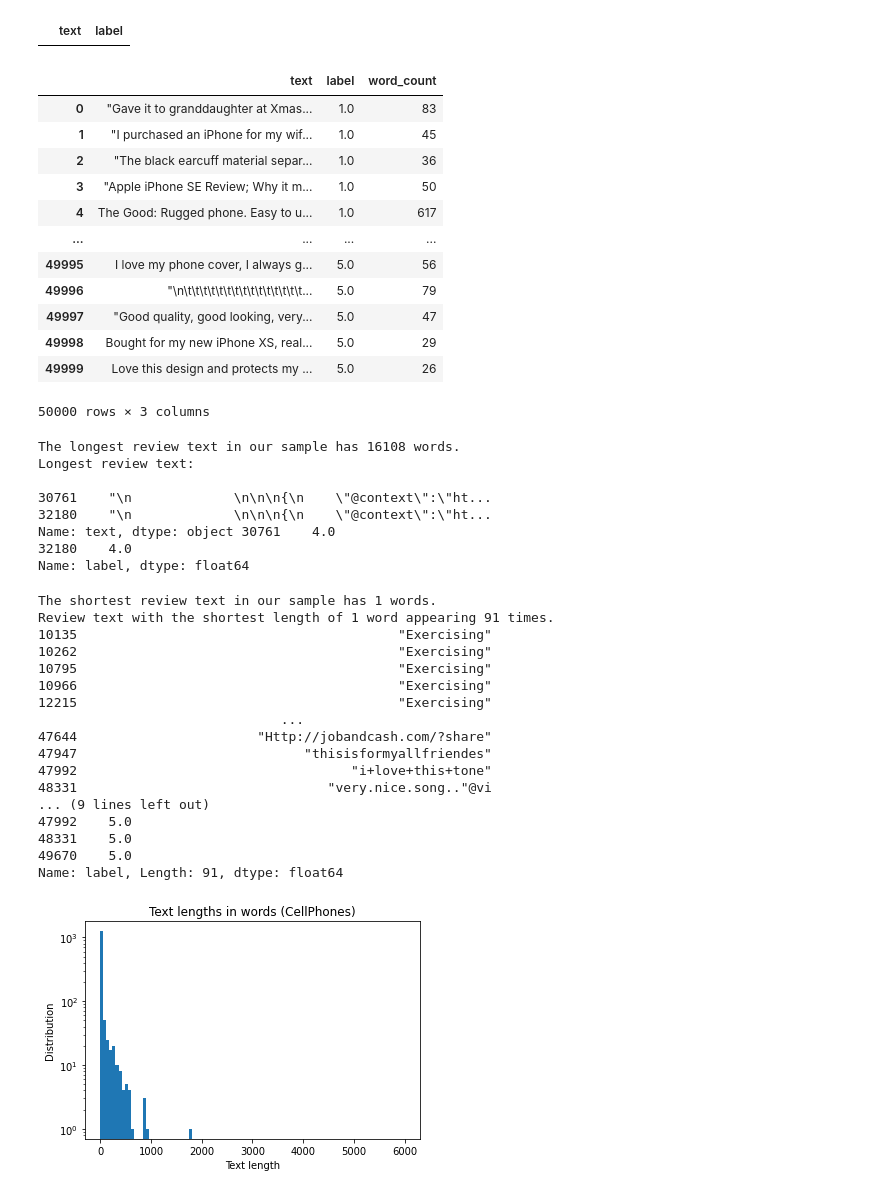
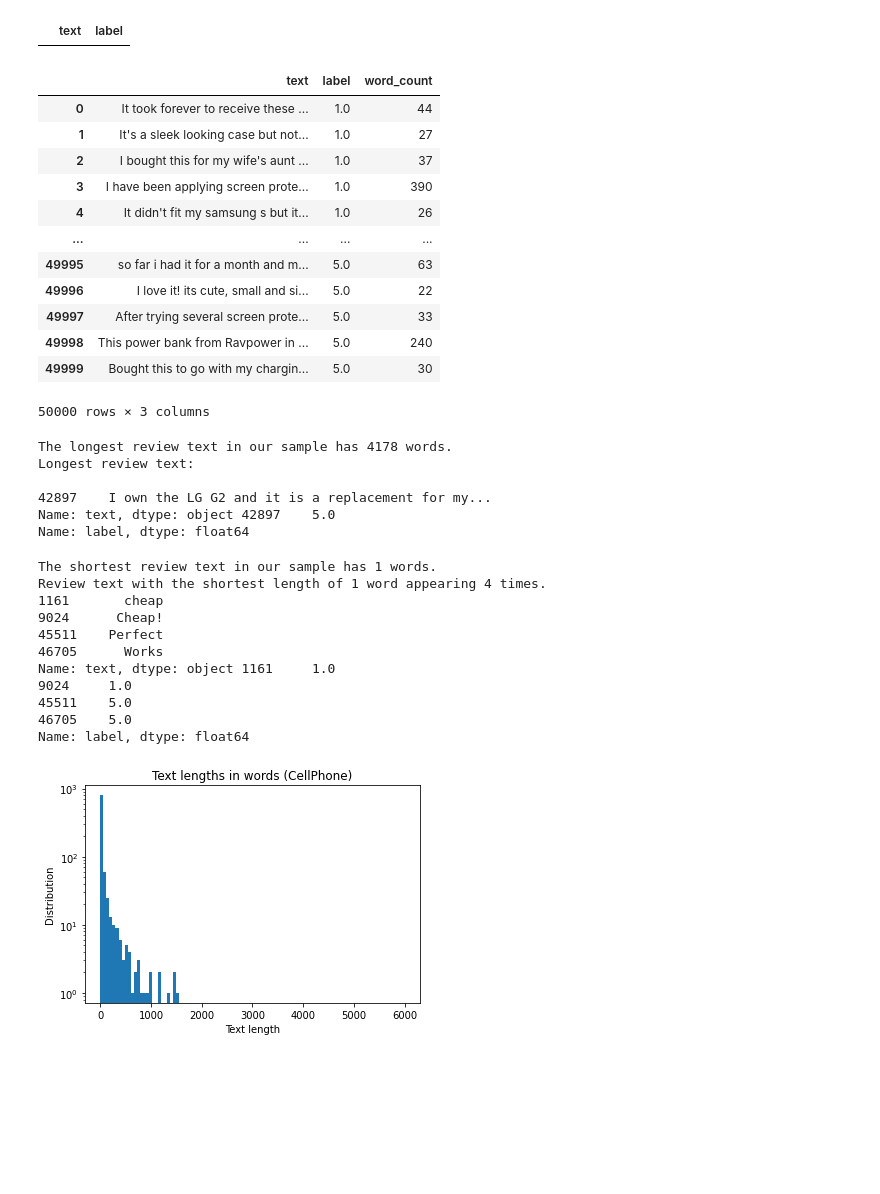
Before and after one commit to PhuongAnhMannheim/Master, a Jupyter notebook: ComparisonExperiments/Cell_only_amazon_LR.ipynb, the cells around one changed output. Saved outputs shown, nothing was run; the diff lists cells and outputs as text; code cells hidden in the pictures; blank space fills up the shorter version.

```diff
--- a/ComparisonExperiments/Cell_only_amazon_LR.ipynb
+++ b/ComparisonExperiments/Cell_only_amazon_LR.ipynb
@@ -10,8 +12,8 @@ from sklearn import metrics
 import matplotlib.pyplot as plt
 from sklearn.metrics import plot_confusion_matrix
 # %%
-amazon_link = '../Data/schema_phone.pkl'
-df = dl.load_sampled_amazon(amazon_link, 10000)
+amazon_link = '../Data/amazon_phone.pkl'
+df = dl.load_sampled(amazon_link, 10000)
 # %%
 df[df['text'] == '']
 # %% [output]
@@ -24,53 +26,45 @@ df[df.label.isnull()]
 pf.create_word_count(df)
 # %% [output]
 |  | text | label | word_count |
-| 0 | "Gave it to granddaughter at Xmas... | 1.0 | 83 |
-| 1 | "I purchased an iPhone for my wif... | 1.0 | 45 |
-| 2 | "The black earcuff material separ... | 1.0 | 36 |
-| 3 | "Apple iPhone SE Review; Why it m... | 1.0 | 50 |
-| 4 | The Good: Rugged phone. Easy to u... | 1.0 | 617 |
+| 0 | It took forever to receive these ... | 1.0 | 44 |
+| 1 | It's a sleek looking case but not... | 1.0 | 27 |
+| 2 | I bought this for my wife's aunt ... | 1.0 | 37 |
+| 3 | I have been applying screen prote... | 1.0 | 390 |
+| 4 | It didn't fit my samsung s but it... | 1.0 | 26 |
 | ... | ... | ... | ... |
-| 49995 | I love my phone cover, I always g... | 5.0 | 56 |
-| 49996 | "\n\t\t\t\t\t\t\t\t\t\t\t\t\t\t\t... | 5.0 | 79 |
-| 49997 | "Good quality, good looking, very... | 5.0 | 47 |
-| 49998 | Bought for my new iPhone XS, real... | 5.0 | 29 |
-| 49999 | Love this design and protects my ... | 5.0 | 26 |
+| 49995 | so far i had it for a month and m... | 5.0 | 63 |
+| 49996 | I love it! its cute, small and si... | 5.0 | 22 |
+| 49997 | After trying several screen prote... | 5.0 | 33 |
+| 49998 | This power bank from Ravpower in ... | 5.0 | 240 |
+| 49999 | Bought this to go with my chargin... | 5.0 | 30 |
 50000 rows × 3 columns
 # %%
 pf.get_longest_review(df)
 # %% [output]
-The longest review text in our sample has 16108 words.
+The longest review text in our sample has 4178 words.
 Longest review text:
 
-30761    "\n             \n\n\n{\n    \"@context\":\"ht...
-32180    "\n             \n\n\n{\n    \"@context\":\"ht...
-Name: text, dtype: object 30761    4.0
-32180    4.0
+42897    I own the LG G2 and it is a replacement for my...
+Name: text, dtype: object 42897    5.0
 Name: label, dtype: float64
 # %%
 pf.get_shortest_review(df)
 # %% [output]
 The shortest review text in our sample has 1 words.
-Review text with the shortest length of 1 word appearing 91 times.
-10135                                         "Exercising"
-10262                                         "Exercising"
-10795                                         "Exercising"
-10966                                         "Exercising"
-12215                                         "Exercising"
-                               ...
-47644                       "Http://jobandcash.com/?share"
-47947                             "thisisformyallfriendes"
-47992                                   "i+love+this+tone"
-48331                                "very.nice.song.."@vi
-... (9 lines left out)
-47992    5.0
-48331    5.0
-49670    5.0
-Name: label, Length: 91, dtype: float64
+Review text with the shortest length of 1 word appearing 4 times.
+1161       cheap
+9024      Cheap!
+45511    Perfect
+46705      Works
+Name: text, dtype: object 1161     1.0
+9024     1.0
+45511    5.0
+46705    5.0
+Name: label, dtype: float64
 # %%
-pf.get_word_length_dist(df, 'CellPhones', True)
+pf.get_word_length_dist(df, 'CellPhone', True)
 # %% [output]
-[figure, old version]
+[figure, new version]
 # %%
 # PREPROCESSING
 df.text = prep.preprocess_reviews(df.text)
```
Also changed, not shown: parts of 5 cells of this notebook, 32 other files.
